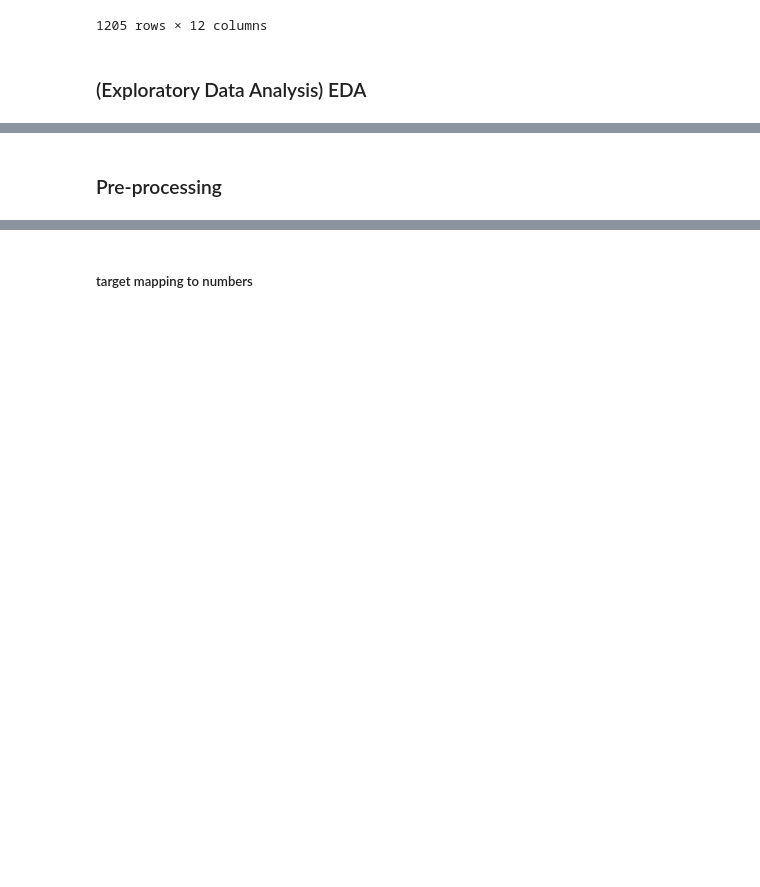
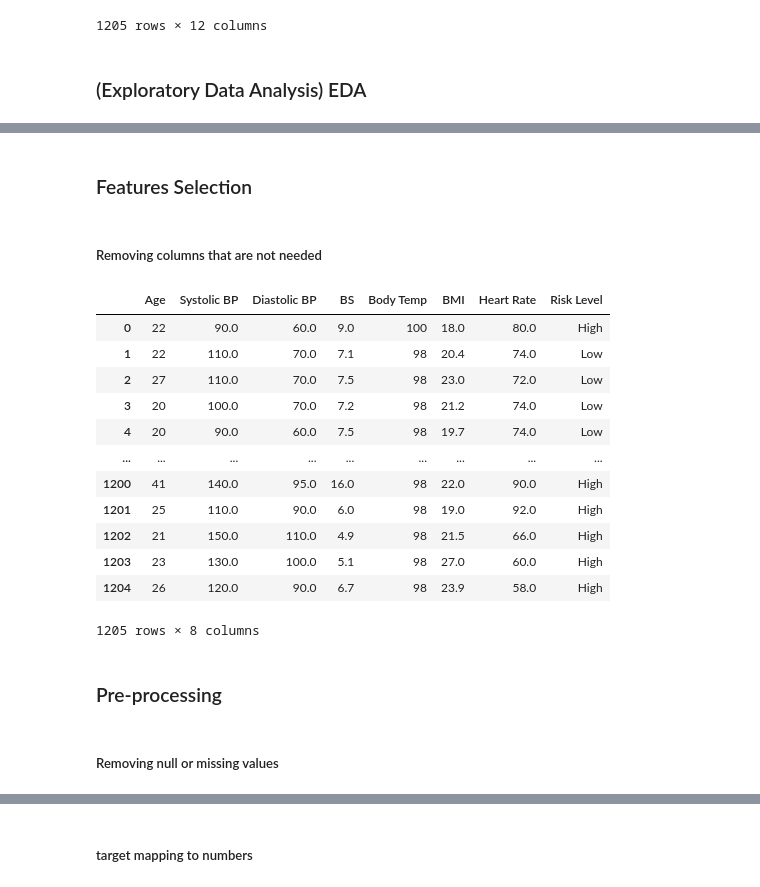
Before and after one commit to sugam-sm/Maternal-Health-Risk-Classification, a Jupyter notebook: code.ipynb, the cells around one changed output, grey strips where cells are left out. Saved outputs shown, nothing was run; the diff lists cells and outputs as text; code cells hidden in the pictures; blank space fills up the shorter version.

```diff
--- a/code.ipynb
+++ b/code.ipynb
@@ -130,2 +127,25 @@ plt.show()
+# %% [markdown]
+### Features Selection
+# %% [markdown]
+##### Removing columns that are not needed
+# %%
+df.drop(columns=['Previous Complications', 'Preexisting Diabetes', 'Gestational Diabetes', 'Mental Health'], inplace=True)
+df
+# %% [output]
+|  | Age | Systolic BP | Diastolic BP | BS | Body Temp | BMI | Heart Rate | Risk Level |
+| 0 | 22 | 90.0 | 60.0 | 9.0 | 100 | 18.0 | 80.0 | High |
+| 1 | 22 | 110.0 | 70.0 | 7.1 | 98 | 20.4 | 74.0 | Low |
+| 2 | 27 | 110.0 | 70.0 | 7.5 | 98 | 23.0 | 72.0 | Low |
+| 3 | 20 | 100.0 | 70.0 | 7.2 | 98 | 21.2 | 74.0 | Low |
+| 4 | 20 | 90.0 | 60.0 | 7.5 | 98 | 19.7 | 74.0 | Low |
+| ... | ... | ... | ... | ... | ... | ... | ... | ... |
+| 1200 | 41 | 140.0 | 95.0 | 16.0 | 98 | 22.0 | 90.0 | High |
+| 1201 | 25 | 110.0 | 90.0 | 6.0 | 98 | 19.0 | 92.0 | High |
+| 1202 | 21 | 150.0 | 110.0 | 4.9 | 98 | 21.5 | 66.0 | High |
+| 1203 | 23 | 130.0 | 100.0 | 5.1 | 98 | 27.0 | 60.0 | High |
+| 1204 | 26 | 120.0 | 90.0 | 6.7 | 98 | 23.9 | 58.0 | High |
+1205 rows × 8 columns
 # %% [markdown]
 ### Pre-processing
+# %% [markdown]
+##### Removing null or missing values
```
Also changed, not shown: parts of 26 cells of this notebook.
